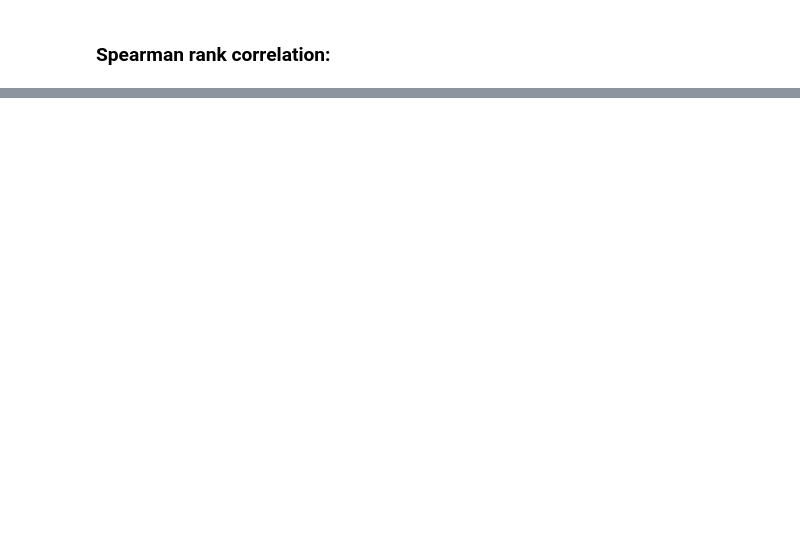
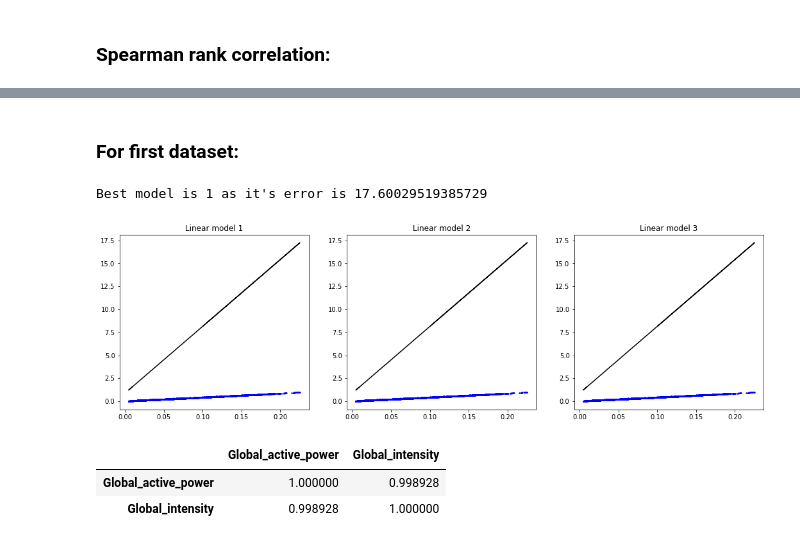
Before and after one commit to Pavel3P/Data-Science, a Jupyter notebook: 3/3.ipynb, the cells around one changed output, grey strips where cells are left out. Cells and saved outputs as stored; diff of their text form; code cells hidden in the pictures; blank space fills up the shorter version.

```diff
--- a/3/3.ipynb
+++ b/3/3.ipynb
@@ -561,0 +676,43 @@ df.corr(method="spearman")
+# %% [markdown]
+### For first dataset:
+# %%
+lmodels = list()
+errors = list()
+
+
+fig = plt.figure(figsize=(18,5))
+dataset = data.loc[0:100000, ["Global_active_power", "Global_intensity"]]
+
+####Normalizing:
+column_maxes = dataset.max()
+df_max = column_maxes.max()
+
+dataset /= df_max
+
+for i in range(3):
+    random = dataset.sample(n=len(df)//2)
+    lmodels.append(linear_model.LinearRegression())
+    lmodels[i] = lmodels[i].fit(random.iloc[:, [0]], random.iloc[:, 1])
+
+    not_used = dataset[~dataset.index.isin(random.index)]
+    pred = lm1.predict(not_used.iloc[:, [0]])
+
+    errors.append(metrics.mean_squared_error(not_used.iloc[:, 1], pred))
+
+    ax = fig.add_subplot(1, 3, i+1)
+    ax.set(title=f"Linear model {i+1}")
+    ax.plot(not_used.iloc[:, 0], pred, color="black")
+    ax.scatter(not_used.iloc[:, 0], not_used.iloc[:, 1], color="blue", s=2)
+
+min_err = min(errors)
+best_model = errors.index(min_err)
+print(f"Best model is {best_model} as it's error is {min_err}")
+# %% [output]
+Best model is 1 as it's error is 17.60029519385729
+[figure, added]
+# %%
+dataset.corr()
+# %% [output]
+|  | Global_active_power | Global_intensity |
+| Global_active_power | 1.000000 | 0.998928 |
+| Global_intensity | 0.998928 | 1.000000 |
```
Also changed, not shown: parts of 39 cells of this notebook.
